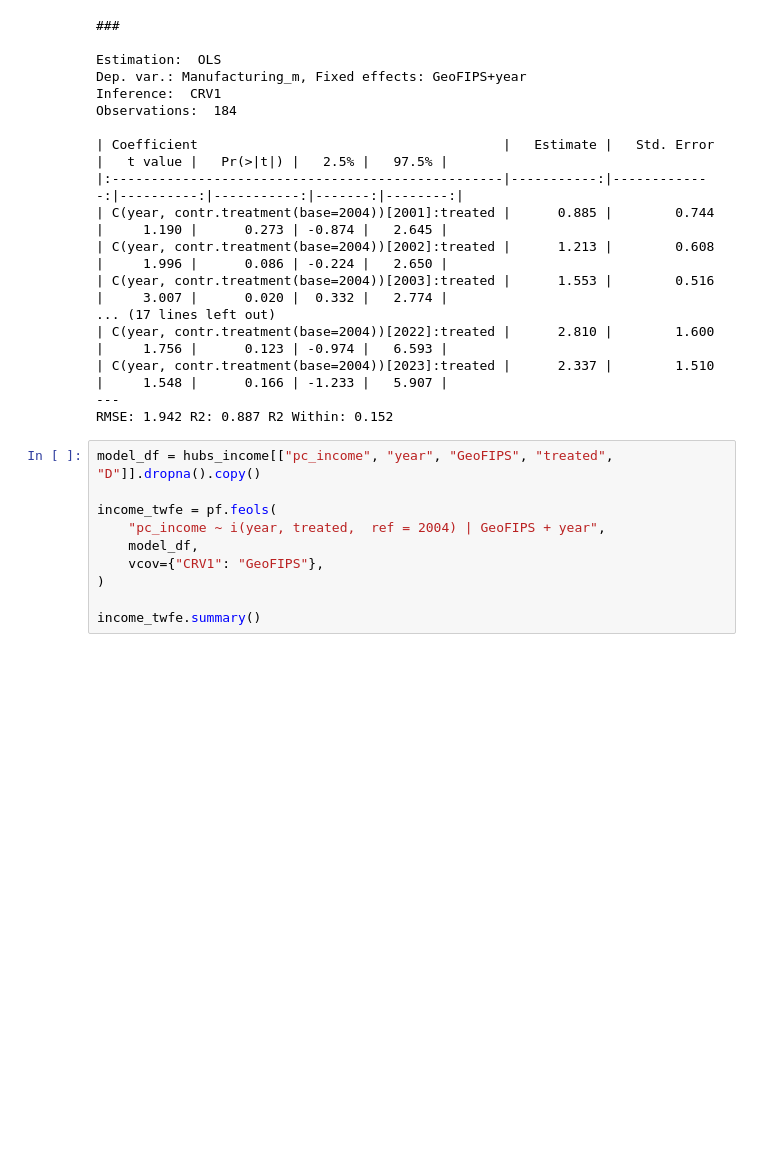
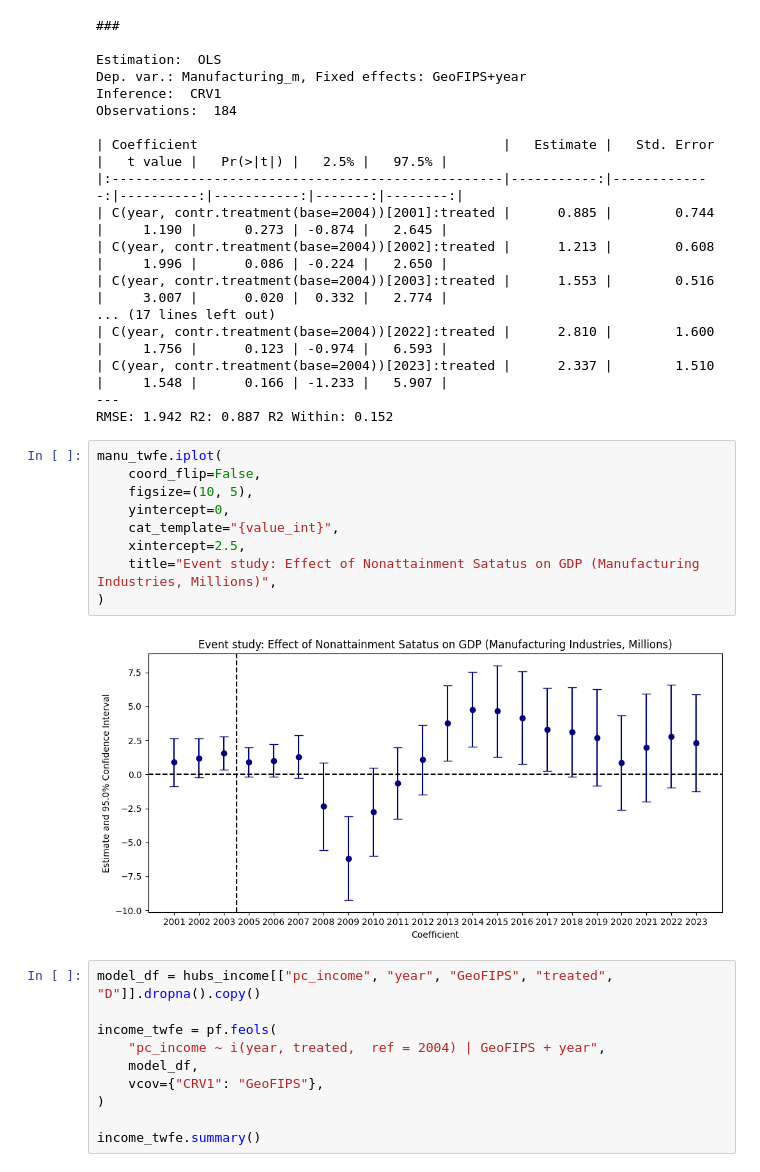
Before and after one commit to wren17/epa_greenbook_project, a Jupyter notebook: analysis.ipynb, the cells around one changed output. Cells and saved outputs as stored; diff of their text form; blank space fills up the shorter version.

```diff
--- a/analysis.ipynb
+++ b/analysis.ipynb
@@ -390,6 +388,17 @@ Observations:  184
 | C(year, contr.treatment(base=2004))[2023]:treated |      2.337 |        1.510 |     1.548 |      0.166 | -1.233 |   5.907 |
 ---
 RMSE: 1.942 R2: 0.887 R2 Within: 0.152
+# %%
+manu_twfe.iplot(
+    coord_flip=False,
+    figsize=(10, 5),
+    yintercept=0,
+    cat_template="{value_int}",
+    xintercept=2.5,
+    title="Event study: Effect of Nonattainment Satatus on GDP (Manufacturing Industries, Millions)",
+)
+# %% [output]
+[figure, added]
 # %%
 model_df = hubs_income[["pc_income", "year", "GeoFIPS", "treated", "D"]].dropna().copy()
 
```
Also changed, not shown: parts of 3 cells of this notebook.
